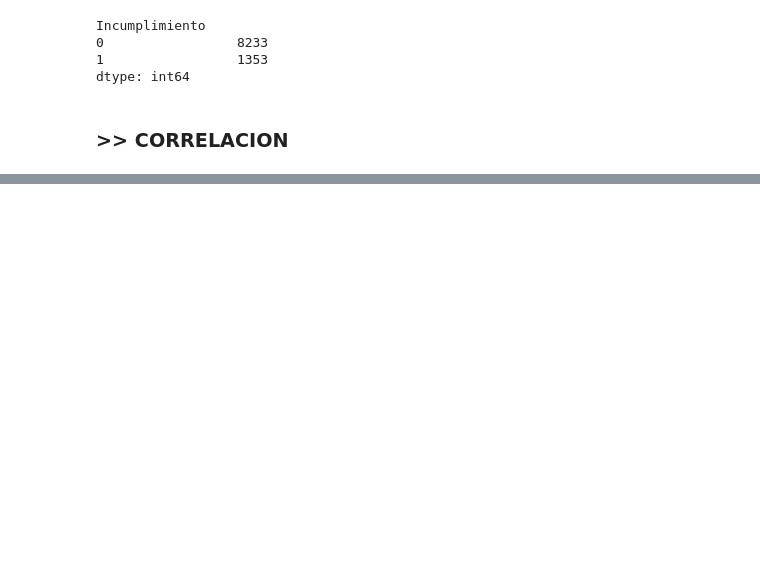
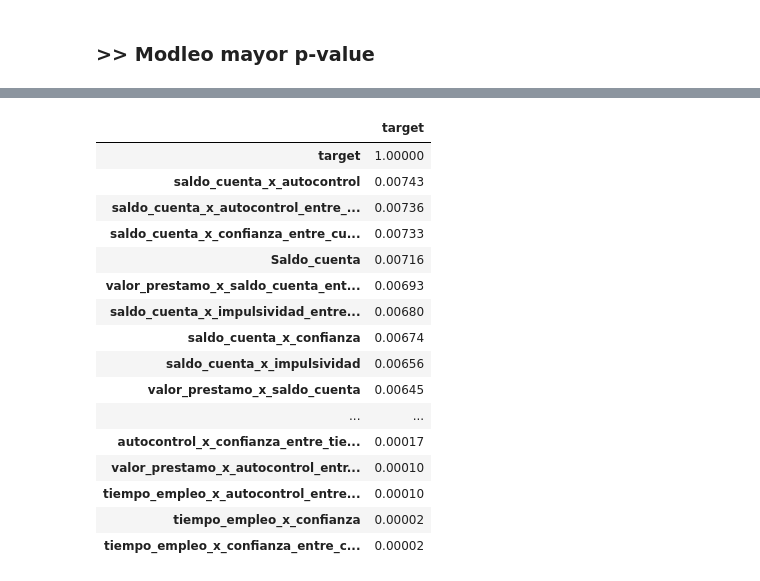
Before and after one commit to kendalvictor/Paper2021-01, a Jupyter notebook: MINERIA DE DATOS - BANCOLOMBIA/3_arbol_EXPERIMENTO.ipynb, the cells around one changed output, grey strips where cells are left out. Drawn from its saved outputs; the diff is of its cells as text; code cells hidden in the pictures; blank space fills up the shorter version.

```diff
--- a/MINERIA DE DATOS - BANCOLOMBIA/3_arbol_EXPERIMENTO.ipynb
+++ b/MINERIA DE DATOS - BANCOLOMBIA/3_arbol_EXPERIMENTO.ipynb
@@ -59,9 +40,2 @@ dtype: int64
-# %%
-y_valid.fillna(-1).value_counts()
-# %% [output]
-Incumplimiento
-0                 8233
-1                 1353
-dtype: int64
-# %% [markdown]
-### >> CORRELACION
+# %% [markdown]
+### >> Modleo mayor p-value
@@ -68,9 +44,31 @@ dtype: int64
 # %%
 x_train['target'] = y_train.values
-matriz_corr = x_train.corr(method='spearman')
+matriz_corr = x_train[cols_aporte + ['target']].corr(method='pearson')
 
 matriz_corr.style.background_gradient(
     cmap='coolwarm', axis=None
 ).set_precision(5)
 # %% [output]
 [interactive output not drawn]
+# %%
+pd.DataFrame(matriz_corr['target'].abs().sort_values(ascending=False)).style.background_gradient(
+    cmap='coolwarm', axis=None
+).set_precision(5)
+# %% [output]
+|  | target |
+| target | 1.00000 |
+| saldo_cuenta_x_autocontrol | 0.00743 |
+| saldo_cuenta_x_autocontrol_entre_... | 0.00736 |
+| saldo_cuenta_x_confianza_entre_cu... | 0.00733 |
+| Saldo_cuenta | 0.00716 |
+| valor_prestamo_x_saldo_cuenta_ent... | 0.00693 |
+| saldo_cuenta_x_impulsividad_entre... | 0.00680 |
+| saldo_cuenta_x_confianza | 0.00674 |
+| saldo_cuenta_x_impulsividad | 0.00656 |
+| valor_prestamo_x_saldo_cuenta | 0.00645 |
+| ... | ... |
+| autocontrol_x_confianza_entre_tie... | 0.00017 |
+| valor_prestamo_x_autocontrol_entr... | 0.00010 |
+| tiempo_empleo_x_autocontrol_entre... | 0.00010 |
+| tiempo_empleo_x_confianza | 0.00002 |
+| tiempo_empleo_x_confianza_entre_c... | 0.00002 |
```
Also changed, not shown: parts of 69 cells of this notebook, 22 other files.
